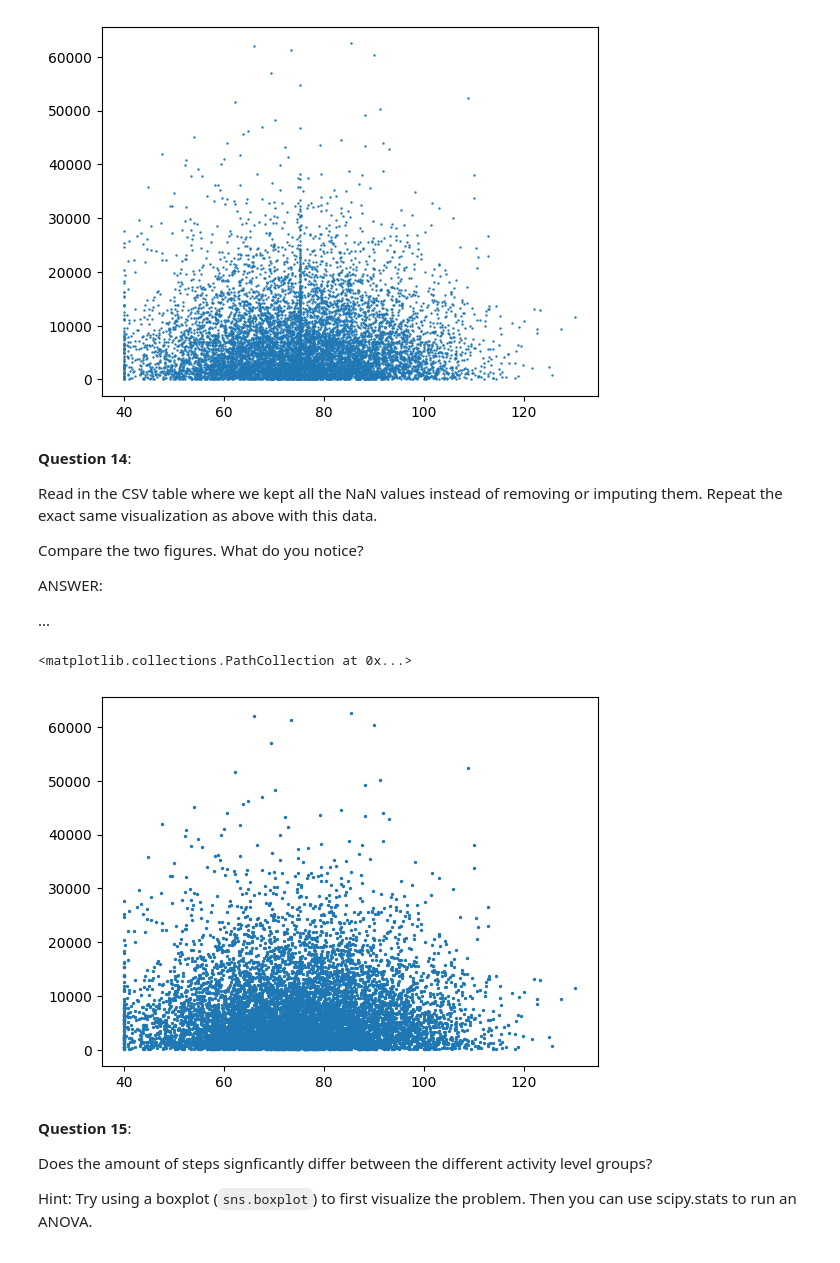
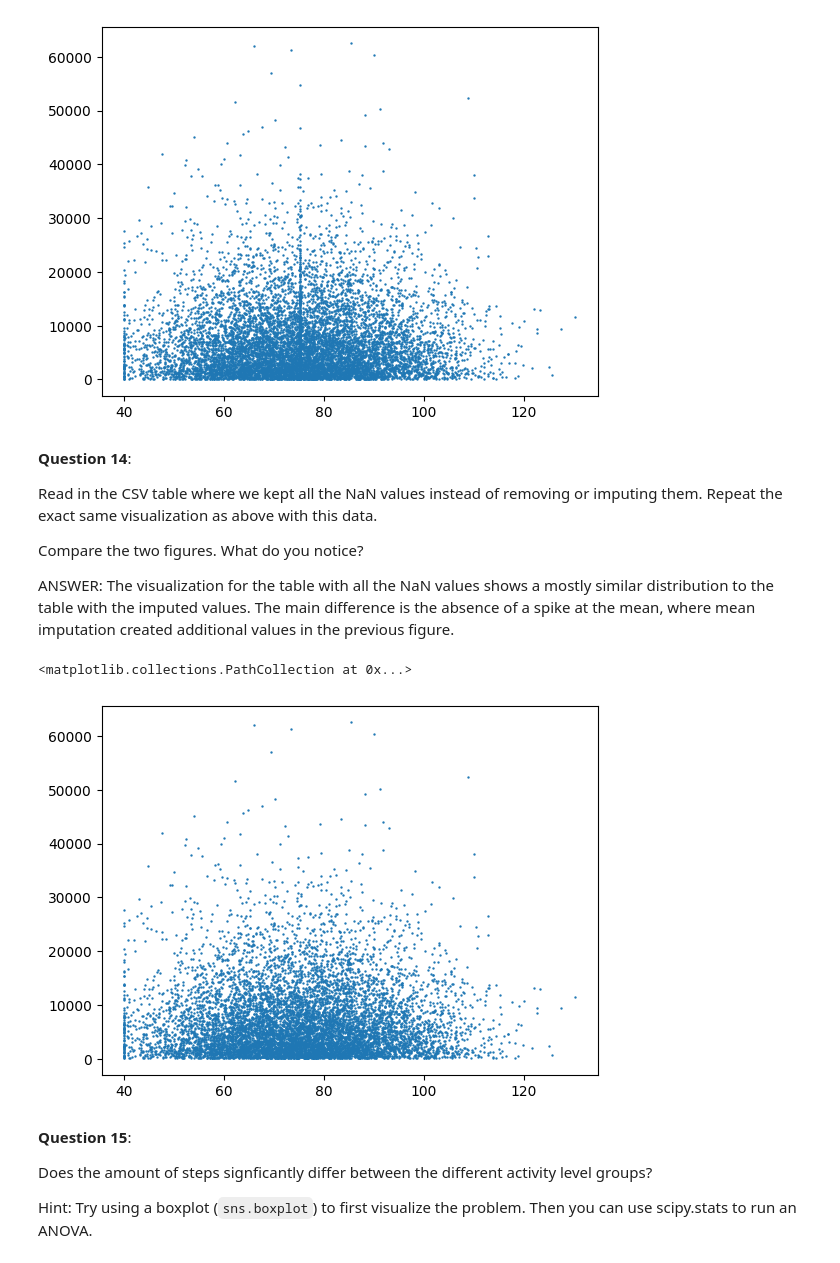
Before and after one commit to BMC-Intersectional-Data-Feminism/exercise-2-data-cleaning-and-analysis-annak-n, a Jupyter notebook: exercise2.ipynb, the cells around one changed output. Drawn from its saved outputs; the diff is of its cells as text; code cells hidden in the pictures.

```diff
--- a/exercise2.ipynb
+++ b/exercise2.ipynb
@@ -706,16 +706,14 @@ Read in the CSV table where we kept all the NaN values instead of removing or im
 
 Compare the two figures. What do you notice?
 
-ANSWER:
-
-...
+ANSWER: The visualization for the table with all the NaN values shows a mostly similar distribution to the table with the imputed values. The main difference is the absence of a spike at the mean, where mean imputation created additional values in the previous figure.
 # %%
 nanTable = pd.read_csv('smartwatch_nan_vals.csv')
 # %%
-plt.scatter((nanTable['Heart Rate (BPM)']), (nanTable['Step Count']), s=2)
+plt.scatter((nanTable['Heart Rate (BPM)']), (nanTable['Step Count']), s=0.5)
 # %% [output]
 <matplotlib.collections.PathCollection at 0x...>
-[figure, old version]
+[figure, new version]
 # %% [markdown]
 **Question 15**:
 
```
Also changed, not shown: parts of 4 cells of this notebook, 1 other file.
